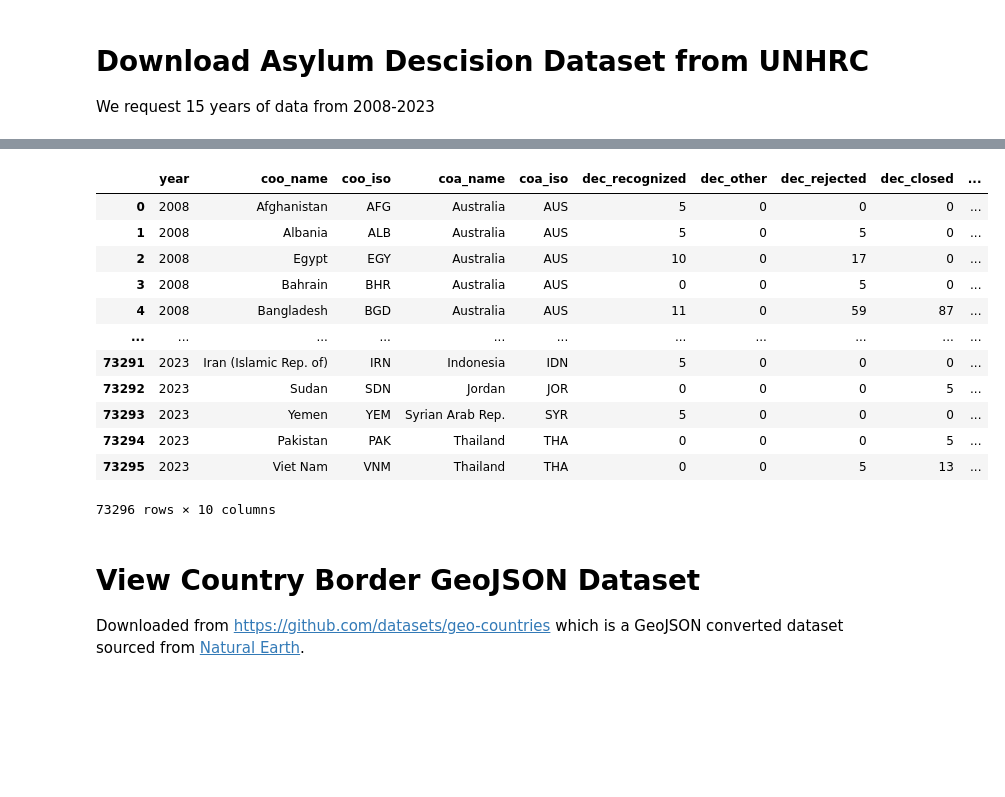
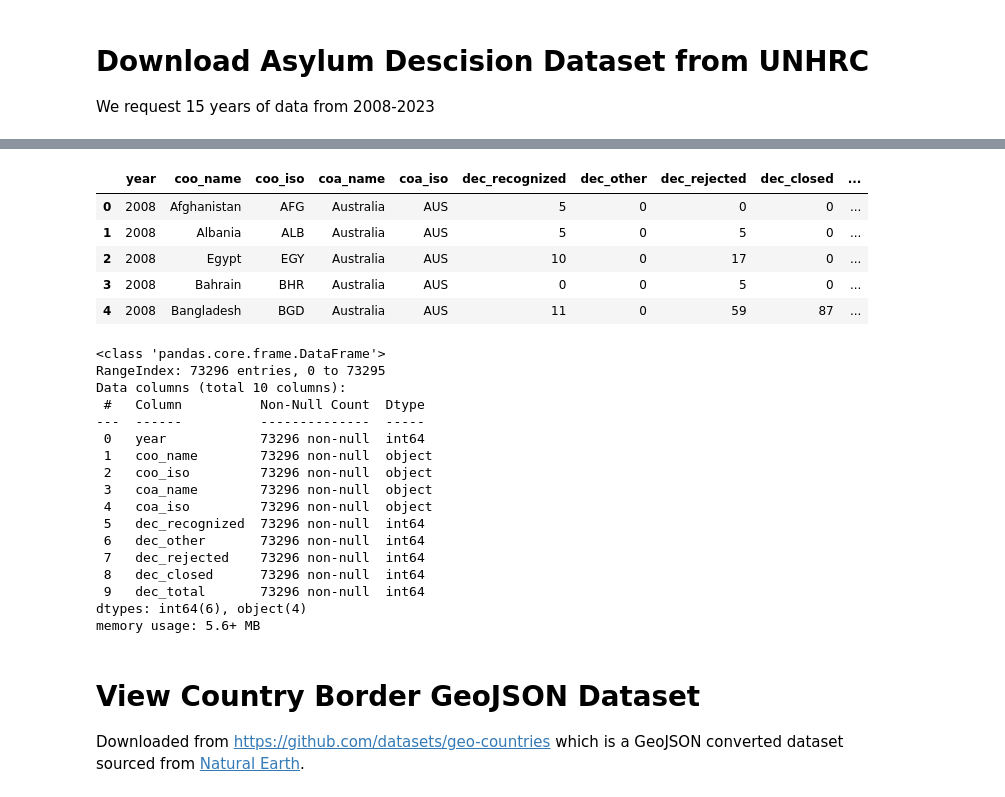
Before and after one commit to wrube/Project-3-Group-1, a Jupyter notebook: retrieve_view_data.ipynb, the cells around one changed output, grey strips where cells are left out. Cells and saved outputs as stored; diff of their text form; code cells hidden in the pictures; blank space fills up the shorter version.

Commit message:
type converted decisons and year to integer

```diff
--- a/retrieve_view_data.ipynb
+++ b/retrieve_view_data.ipynb
@@ -21,4 +21,4 @@ query_params = {
     "coa_all":  'TRUE',
 }
 
-response = requests.get(url=base_url, params=query_params)
+response = requests.get(url=url, params=query_params)
@@ -41,21 +40,36 @@ dataset_2008_2023 = [
     } for d in data]
 # %%
 df_asylum_decisions = pd.DataFrame(dataset_2008_2023)
-df_asylum_decisions
+df_asylum_decisions.head()
 # %% [output]
 |  | year | coo_name | coo_iso | coa_name | coa_iso | dec_recognized | dec_other | dec_rejected | dec_closed | ... |
 | 0 | 2008 | Afghanistan | AFG | Australia | AUS | 5 | 0 | 0 | 0 | ... |
 | 1 | 2008 | Albania | ALB | Australia | AUS | 5 | 0 | 5 | 0 | ... |
 | 2 | 2008 | Egypt | EGY | Australia | AUS | 10 | 0 | 17 | 0 | ... |
 | 3 | 2008 | Bahrain | BHR | Australia | AUS | 0 | 0 | 5 | 0 | ... |
 | 4 | 2008 | Bangladesh | BGD | Australia | AUS | 11 | 0 | 59 | 87 | ... |
-| ... | ... | ... | ... | ... | ... | ... | ... | ... | ... | ... |
-| 73291 | 2023 | Iran (Islamic Rep. of) | IRN | Indonesia | IDN | 5 | 0 | 0 | 0 | ... |
-| 73292 | 2023 | Sudan | SDN | Jordan | JOR | 0 | 0 | 0 | 5 | ... |
-| 73293 | 2023 | Yemen | YEM | Syrian Arab Rep. | SYR | 5 | 0 | 0 | 0 | ... |
-| 73294 | 2023 | Pakistan | PAK | Thailand | THA | 0 | 0 | 0 | 5 | ... |
-| 73295 | 2023 | Viet Nam | VNM | Thailand | THA | 0 | 0 | 5 | 13 | ... |
-73296 rows × 10 columns
+# %%
+columnsForEdit = ['year', 'dec_recognized', 'dec_other', 'dec_rejected', 'dec_closed', 'dec_total']
+df_asylum_decisions[columnsForEdit] = df_asylum_decisions[columnsForEdit].astype(int)
+df_asylum_decisions.info()
+# %% [output]
+<class 'pandas.core.frame.DataFrame'>
+RangeIndex: 73296 entries, 0 to 73295
+Data columns (total 10 columns):
+ #   Column          Non-Null Count  Dtype
+---  ------          --------------  -----
+ 0   year            73296 non-null  int64
+ 1   coo_name        73296 non-null  object
+ 2   coo_iso         73296 non-null  object
+ 3   coa_name        73296 non-null  object
+ 4   coa_iso         73296 non-null  object
+ 5   dec_recognized  73296 non-null  int64
+ 6   dec_other       73296 non-null  int64
+ 7   dec_rejected    73296 non-null  int64
+ 8   dec_closed      73296 non-null  int64
+ 9   dec_total       73296 non-null  int64
+dtypes: int64(6), object(4)
+memory usage: 5.6+ MB
 # %%
 # Save data to json format
 data_path = Path.cwd() / "data" / "asylum_decisions_2008-2023.json"
```
Also changed, not shown: parts of 3 cells of this notebook.
